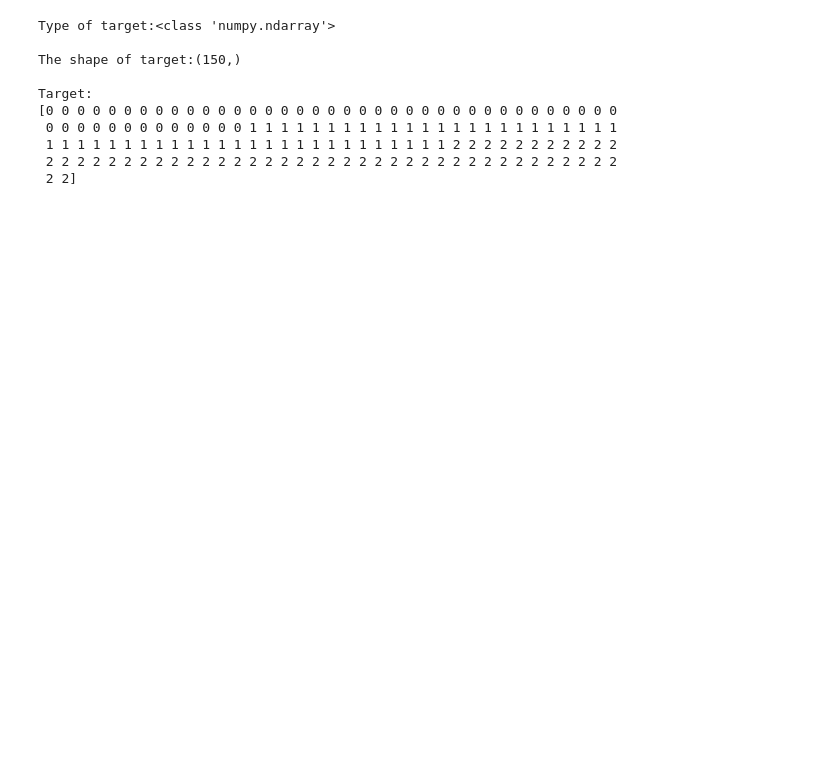
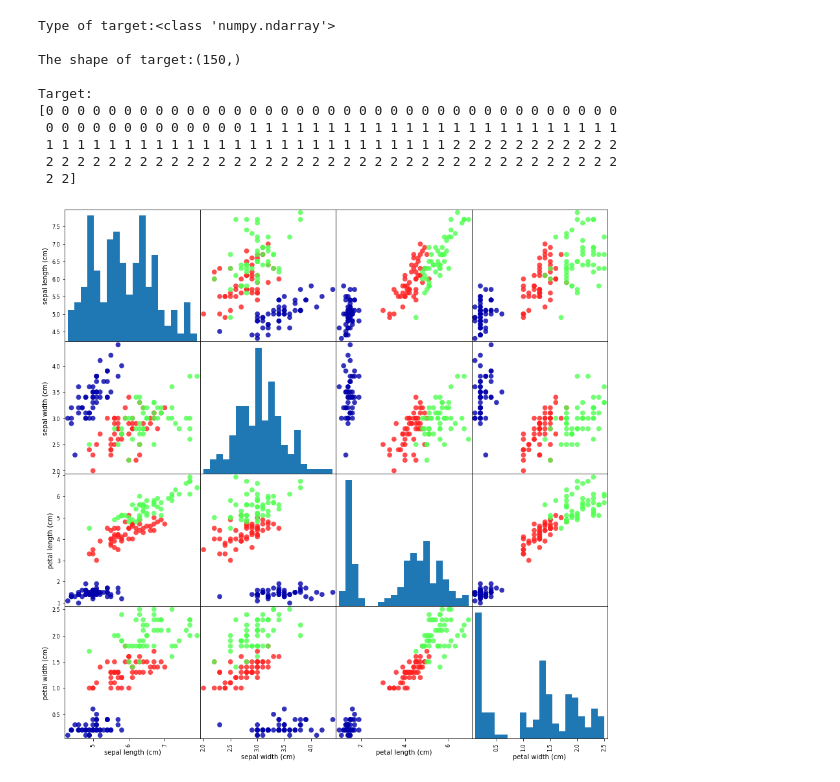
Before and after one commit to paul-romeo/intro_to_machine_learning, a Jupyter notebook: access_to_iris_data.ipynb, the cells around one changed output. Drawn from its saved outputs; the diff is of its cells as text; code cells hidden in the pictures; blank space fills up the shorter version.

```diff
--- a/access_to_iris_data.ipynb
+++ b/access_to_iris_data.ipynb
@@ -74,3 +74,25 @@ Target:
  1 1 1 1 1 1 1 1 1 1 1 1 1 1 1 1 1 1 1 1 1 1 1 1 1 1 2 2 2 2 2 2 2 2 2 2 2
  2 2 2 2 2 2 2 2 2 2 2 2 2 2 2 2 2 2 2 2 2 2 2 2 2 2 2 2 2 2 2 2 2 2 2 2 2
  2 2]
+# %%
+import pandas as pd
+import mglearn
+from sklearn.model_selection import train_test_split
+from sklearn import datasets
+
+# Split the iris_dataset into training data set(X_train: input, y_train: output), and test data set where X_test: input, y_test: output
+
+iris_dataset = datasets.load_iris()
+X = iris_dataset.data
+y = iris_dataset.target
+
+X_train, X_test, y_train, y_test = train_test_split(X, y, random_state=0)
+
+# Create iris_dataframe to store the converted iris_dataset in numpy format into pandas dataframe
+# iris_dataframe = pd.DataFrame(X_train, column=iris_dataset["feature_names"])
+iris_dataframe = pd.DataFrame(X, columns=iris_dataset.feature_names)
+
+grr = pd.plotting.scatter_matrix(iris_dataframe, c=Y, figsize=(15, 15), marker='o',
+                                 hist_kwds={'bins': 20}, s=60, alpha=.8, cmap=mglearn.cm3)
+# %% [output]
+[figure, added]
```
Also changed, not shown: parts of 2 cells of this notebook, 1 other file.
